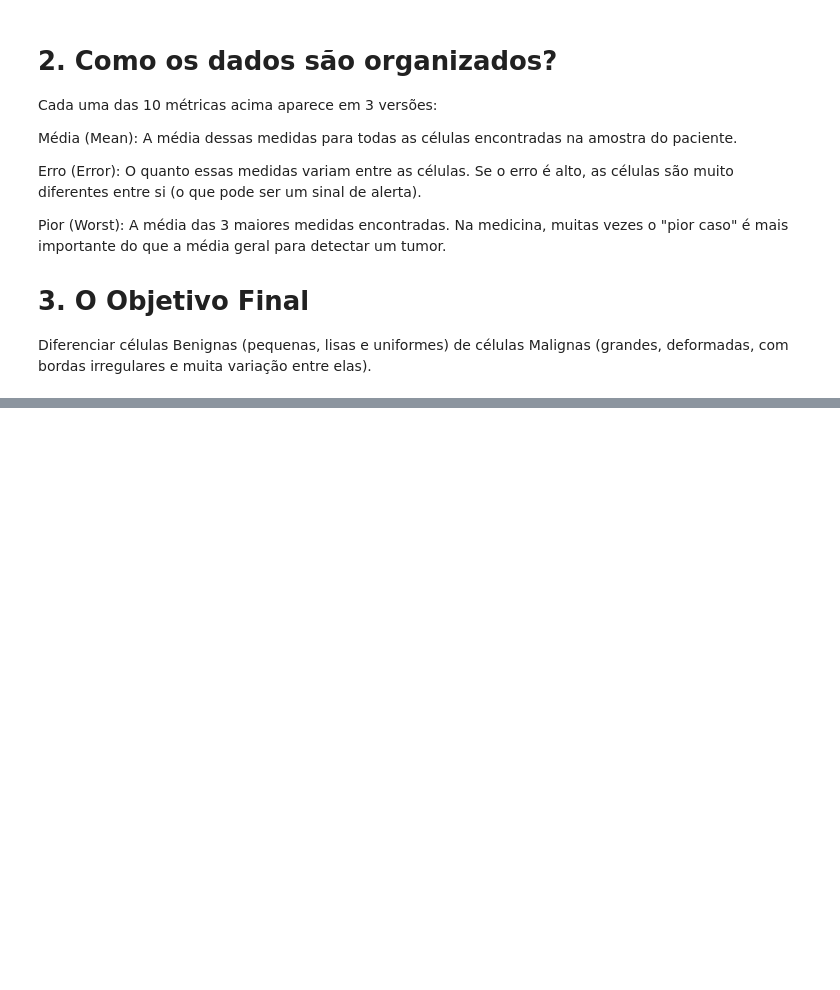
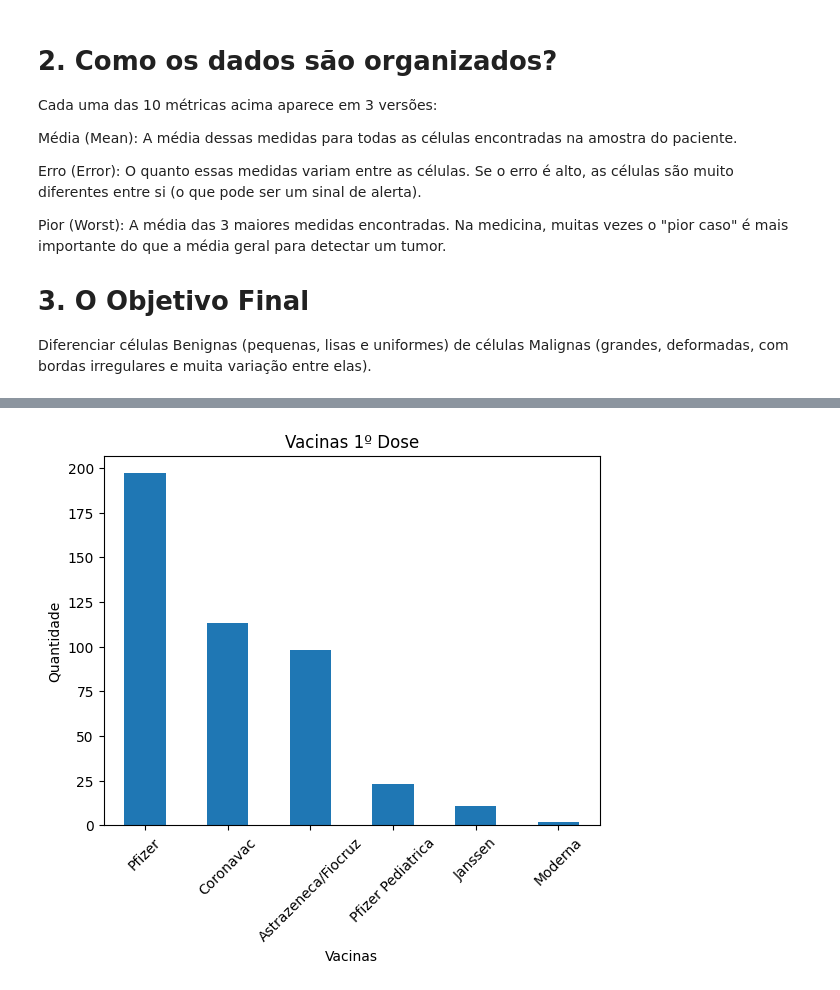
Before and after one commit to Sobrin-dsm/Grupo-de-Estudo-em-Computa-o-Aplicada-2026-1, a Jupyter notebook: G_E_2026.ipynb, the cells around one changed output, grey strips where cells are left out. Drawn from its saved outputs; the diff is of its cells as text; code cells hidden in the pictures; blank space fills up the shorter version.

```diff
--- a/G_E_2026.ipynb
+++ b/G_E_2026.ipynb
@@ -162,0 +319,21 @@ Diferenciar células Benignas (pequenas, lisas e uniformes) de células Malignas
+# %%
+for col in colunas_vacina:
+    df.loc[(df[col].str.contains('Astra', case=False, na=False)), col] = 'Astrazeneca/Fiocruz'
+# %%
+for col in colunas_vacina:
+    df.loc[(df[col].str.contains('Cor', case=False, na=False)), col] = 'Coronavac'
+# %%
+for col in colunas_vacina:
+    df.loc[(df[col].str.contains('Ja', case=False, na=False)), col] = 'Janssen'
+# %%
+for col in colunas_vacina:
+    df.loc[(df[col].str.contains('Mo', case=False, na=False)), col] = 'Moderna'
+# %%
+df['1_Vacina'].value_counts().nlargest(n = 15).plot(kind = 'bar')
+plt.title('Vacinas 1º Dose')
+plt.ylabel('Quantidade')
+plt.xlabel('Vacinas')
+plt.xticks(rotation = 45)
+plt.show()
+# %% [output]
+[figure, added]
```
Also changed, not shown: parts of 41 cells of this notebook.
